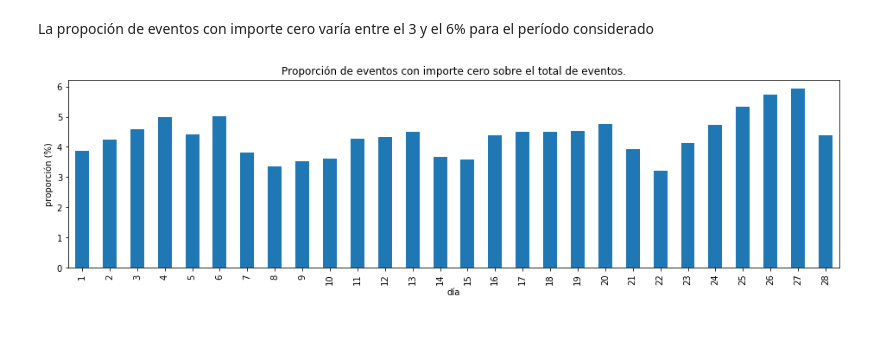
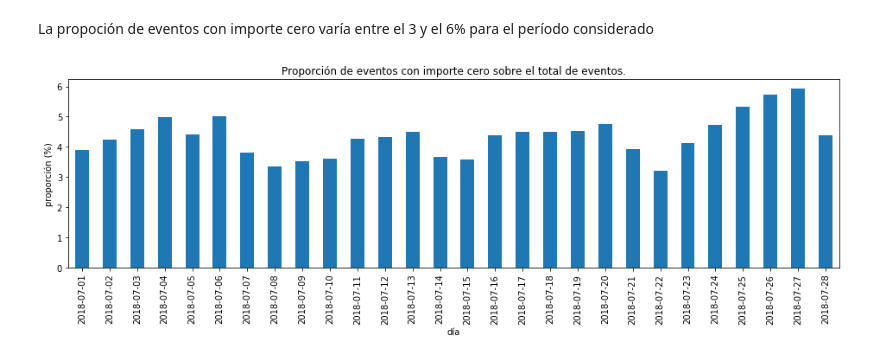
Before and after one commit to melik-data-challenges/etermax-challenge, a Jupyter notebook: etermax-challenge.ipynb, the cells around one changed output. Drawn from its saved outputs; the diff is of its cells as text; code cells hidden in the pictures; blank space fills up the shorter version.

```diff
--- a/etermax-challenge.ipynb
+++ b/etermax-challenge.ipynb
@@ -180,9 +187,14 @@ Tabla 2
 # %% [markdown]
 La propoción de eventos con importe cero varía entre el 3 y el 6% para el período considerado
 # %%
+df_amount_zero = df[amount_is_zero].groupby('event_time_short')['user_id'].count().to_frame()
+df_amount_zero['non_zero'] = df.groupby('event_time_short')['user_id'].count()
+
+df_amount_zero['zero_rate'] = df_amount_zero.user_id / df_amount_zero['non_zero'] * 100
+
 df_amount_zero.zero_rate.plot.bar(figsize=(16,4))
 plt.title('Proporción de eventos con importe cero sobre el total de eventos.')
 plt.xlabel('día')
 plt.ylabel('proporción (%)');
 # %% [output]
-[figure, old version]
+[figure, new version]
```
Also changed, not shown: parts of 8 cells of this notebook, 1 other file.
